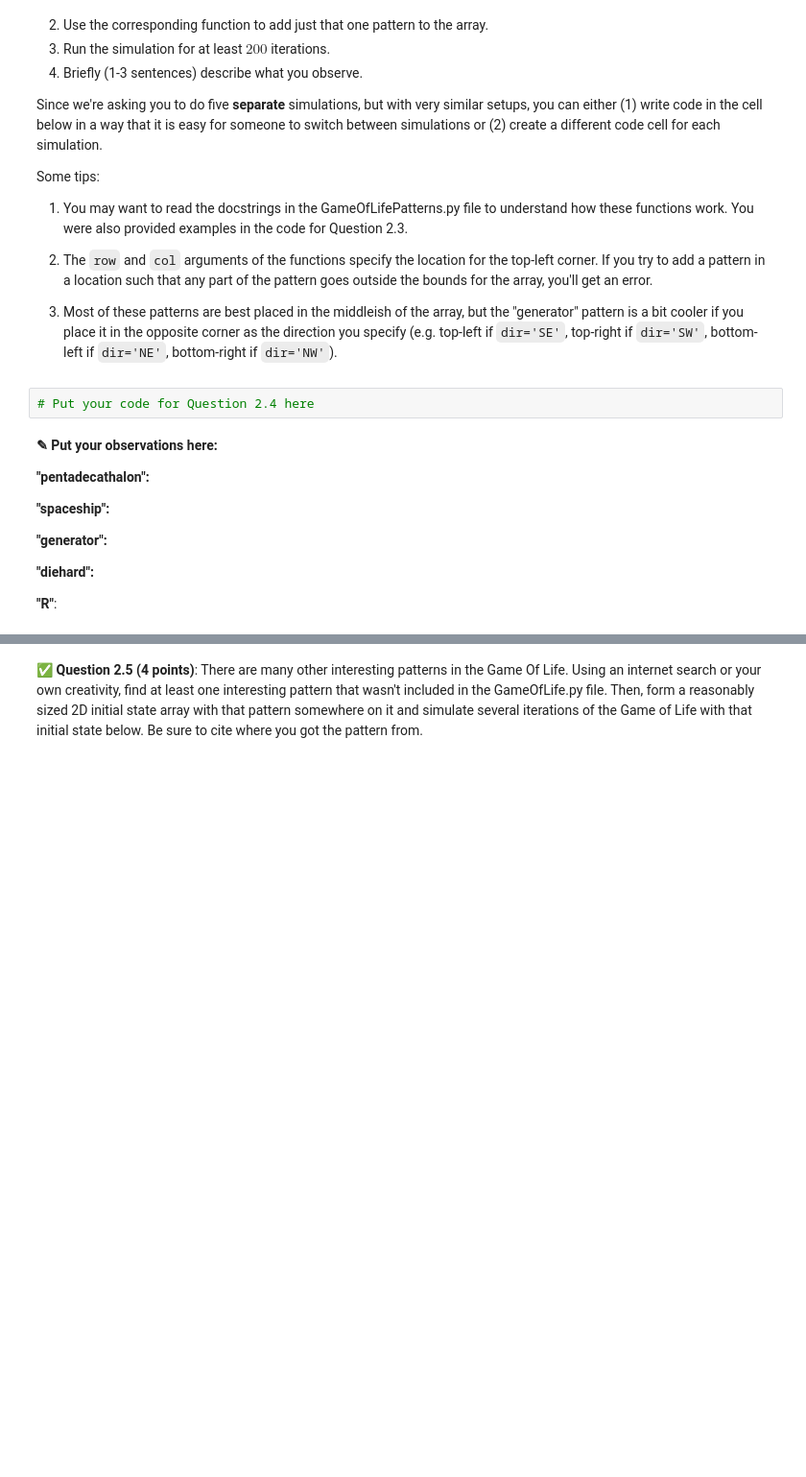
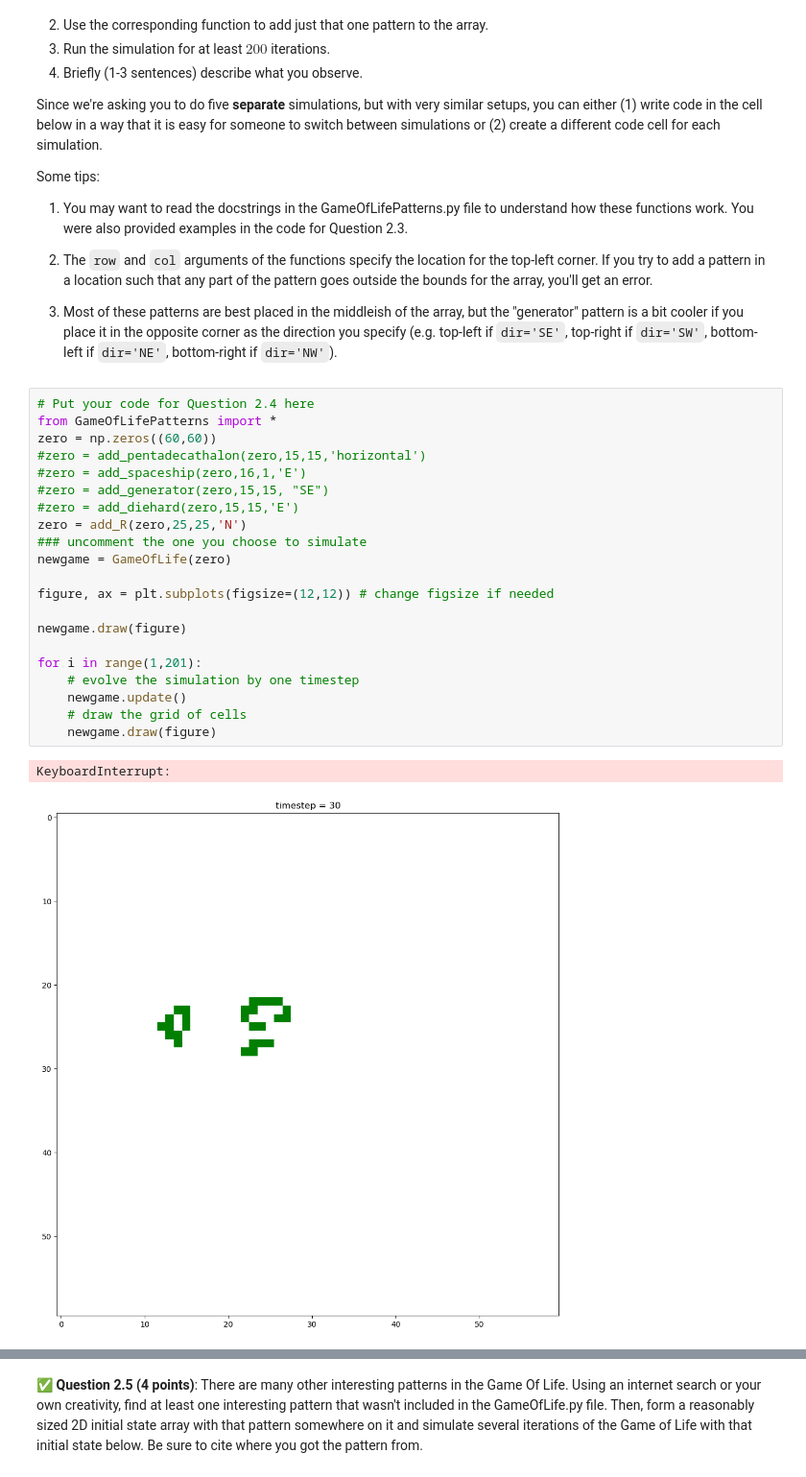
Before and after one commit to barry-huu/CMSE202-s24-turnin, a Jupyter notebook: hw-02/HW-02_ABMandGraphTheory-STUDENT.ipynb, the cells around one changed output, grey strips where cells are left out. Shown at 96% size. Cells and saved outputs as stored; diff of their text form; blank space fills up the shorter version.

```diff
--- a/hw-02/HW-02_ABMandGraphTheory-STUDENT.ipynb
+++ b/hw-02/HW-02_ABMandGraphTheory-STUDENT.ipynb
@@ -259,17 +272,27 @@ Some tips:
 2. The `row` and `col` arguments of the functions specify the location for the top-left corner. If you try to add a pattern in a location such that any part of the pattern goes outside the bounds for the array, you'll get an error.
 
 3. Most of these patterns are best placed in the middleish of the array, but the "generator" pattern is a bit cooler if you place it in the opposite corner as the direction you specify (e.g. top-left if `dir='SE'`, top-right if `dir='SW'`, bottom-left if `dir='NE'`, bottom-right if `dir='NW'`).
-# %%
-# Put your code for Question 2.4 here
-# %% [markdown]
-**<font size=+3>&#9998;</font> Put your observations here:**
-
-**"pentadecathalon":**
-
-**"spaceship":**
-
-**"generator":**
-
-**"diehard":**
-
-**"R"**:
+# %%
+# Put your code for Question 2.4 here
+from GameOfLifePatterns import *
+zero = np.zeros((60,60))
+#zero = add_pentadecathalon(zero,15,15,'horizontal')
+#zero = add_spaceship(zero,16,1,'E')
+#zero = add_generator(zero,15,15, "SE")
+#zero = add_diehard(zero,15,15,'E')
+zero = add_R(zero,25,25,'N')
+### uncomment the one you choose to simulate
+newgame = GameOfLife(zero)
+
+figure, ax = plt.subplots(figsize=(12,12)) # change figsize if needed
+
+newgame.draw(figure)
+
+for i in range(1,201):
+    # evolve the simulation by one timestep
+    newgame.update()
+    # draw the grid of cells
+    newgame.draw(figure)
+# %% [output]
+KeyboardInterrupt:
+[figure, added]
```
Also changed, not shown: parts of 11 cells of this notebook.
